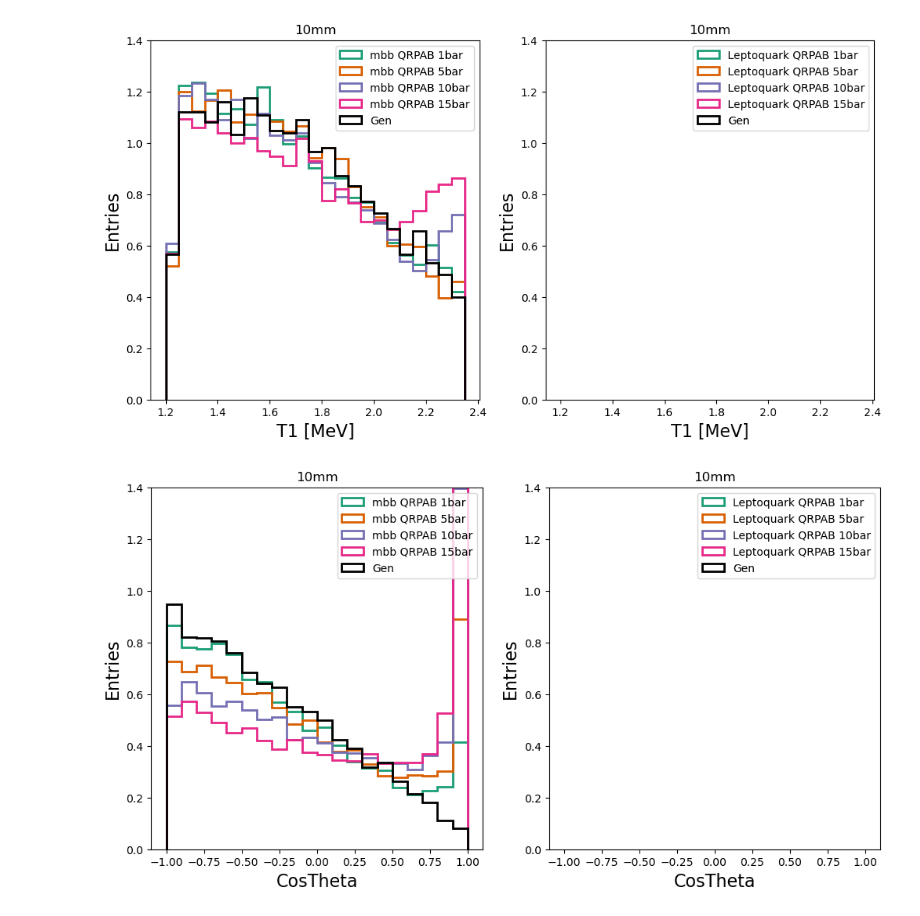
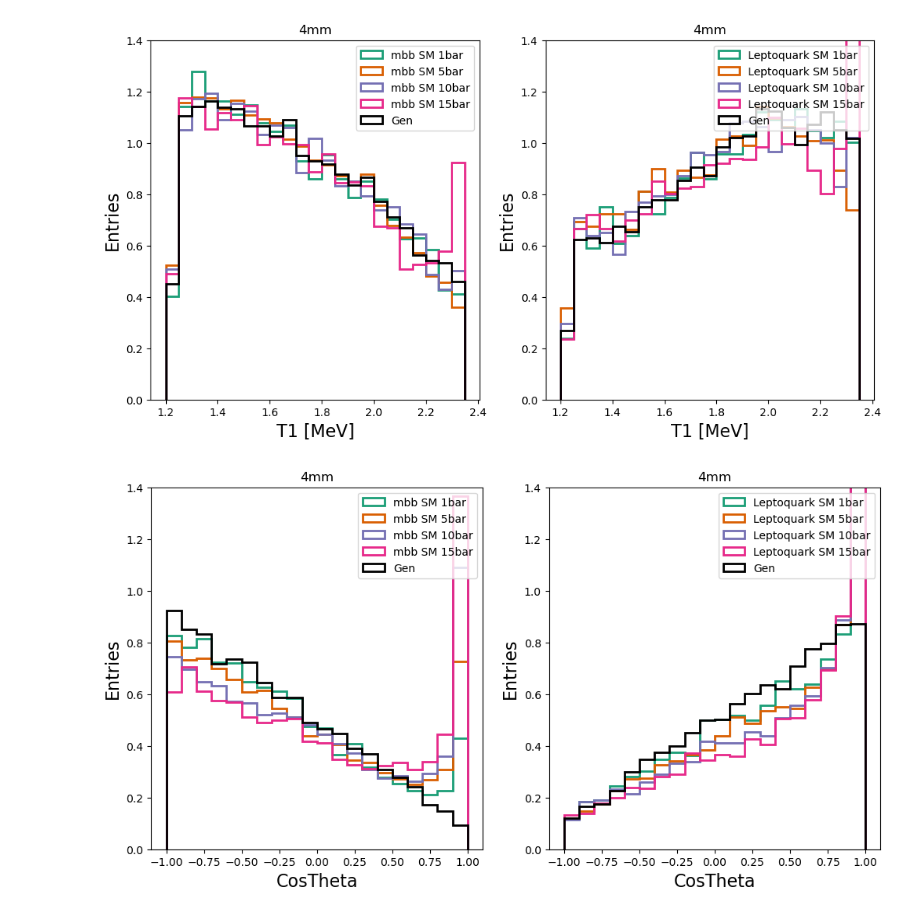
Before and after one commit to kvjmistry/NEXT_nudobe, a Jupyter notebook: workdir/PlotReco.ipynb, the cells around one changed output. Drawn from its saved outputs; the diff is of its cells as text; code cells hidden in the pictures.

```diff
--- a/workdir/PlotReco.ipynb
+++ b/workdir/PlotReco.ipynb
@@ -38,7 +38,8 @@ def load_and_add_columns(file_path):
 
     return df
 # %%
-mode = "simplereco"
+# mode = "simplereco"
+mode = "trackingreco"
 
 
 if mode == "simplereco":
@@ -139,8 +140,8 @@ fig, (ax1,ax2) = plt.subplots(1, 2, figsize=(12, 6))
 useLog=False
 norm=True
 
-pressure = "15bar"
-nme="QRPAB"
+pressure = "10bar"
+nme="SM"
 
 for bs in ["1mm", "2mm", "4mm", "10mm"]:
     PlotHist(dfs,    "T1_reco", "mbb", nme, bs,pressure, ax1, norm, useLog, np.arange(1.2,2.4,0.05), "T1 [MeV]", "Entries", "binsize")
@@ -187,35 +188,35 @@ plt.savefig(f"../files/plots/{mode}/{nme}/Costheta_diff_{nme}_{pressure}.png", d
 # %%
 # Compare pressures
 fig, (ax1,ax2) = plt.subplots(1, 2, figsize=(12, 6))
 useLog=False
 norm=True
 
-binsize = "10mm"
+binsize = "4mm"
 
 for p in ["1bar", "5bar", "10bar", "15bar"]:
     PlotHist(dfs,    "T1_reco", "mbb", nme, binsize, p, ax1, norm, useLog, np.arange(1.2,2.4,0.05), "T1 [MeV]", "Entries", "pressure")
     PlotHist(dfs,    "T1_reco", "Leptoquark", nme, binsize, p, ax2, norm, useLog, np.arange(1.2,2.4,0.05), "T1 [MeV]", "Entries", "pressure")
 
 
 PlotHistGen(dfs, "T1_gen",  "mbb", nme, "1mm", "5bar", ax1, norm, useLog, np.arange(1.2,2.4,0.05), "T1 [MeV]", "Entries")
 PlotHistGen(dfs, "T1_gen",  "Leptoquark", nme, "1mm","5bar", ax2, norm, useLog, np.arange(1.2,2.4,0.05), "T1 [MeV]", "Entries")
 
 plt.savefig(f"../files/plots/{mode}/{nme}/T1_{nme}_{binsize}.png", dpi=200)
 
 fig, (ax1,ax2) = plt.subplots(1, 2, figsize=(12, 6))
 
 for p in ["1bar", "5bar", "10bar", "15bar"]:
     PlotHist(dfs,    "costheta_reco", "mbb", nme, binsize,p, ax1, norm, useLog, np.arange(-1,1.1,0.1), "CosTheta", "Entries", "pressure")
     PlotHist(dfs,    "costheta_reco", "Leptoquark", nme, binsize,p, ax2, norm, useLog, np.arange(-1,1.1,0.1), "CosTheta", "Entries", "pressure")
 
 
 PlotHistGen(dfs, "costheta_gen", "mbb", nme,  "1mm","5bar", ax1, norm, useLog, np.arange(-1,1.1,0.1), "CosTheta", "Entries")
 PlotHistGen(dfs, "costheta_gen",  "Leptoquark", nme, "1mm","5bar", ax2, norm, useLog, np.arange(-1,1.1,0.1), "CosTheta", "Entries")
 
 plt.savefig(f"../files/plots/{mode}/{nme}/Costheta_{nme}_{binsize}.png", dpi=200)
 # %% [output]
-[figure, old version]
+[figure, new version]
-[figure, old version]
+[figure, new version]
 # %%
 fig, (ax1,ax2) = plt.subplots(1, 2, figsize=(12, 6))
 useLog=False
```
Also changed, not shown: parts of 5 cells of this notebook, 4 other files.
